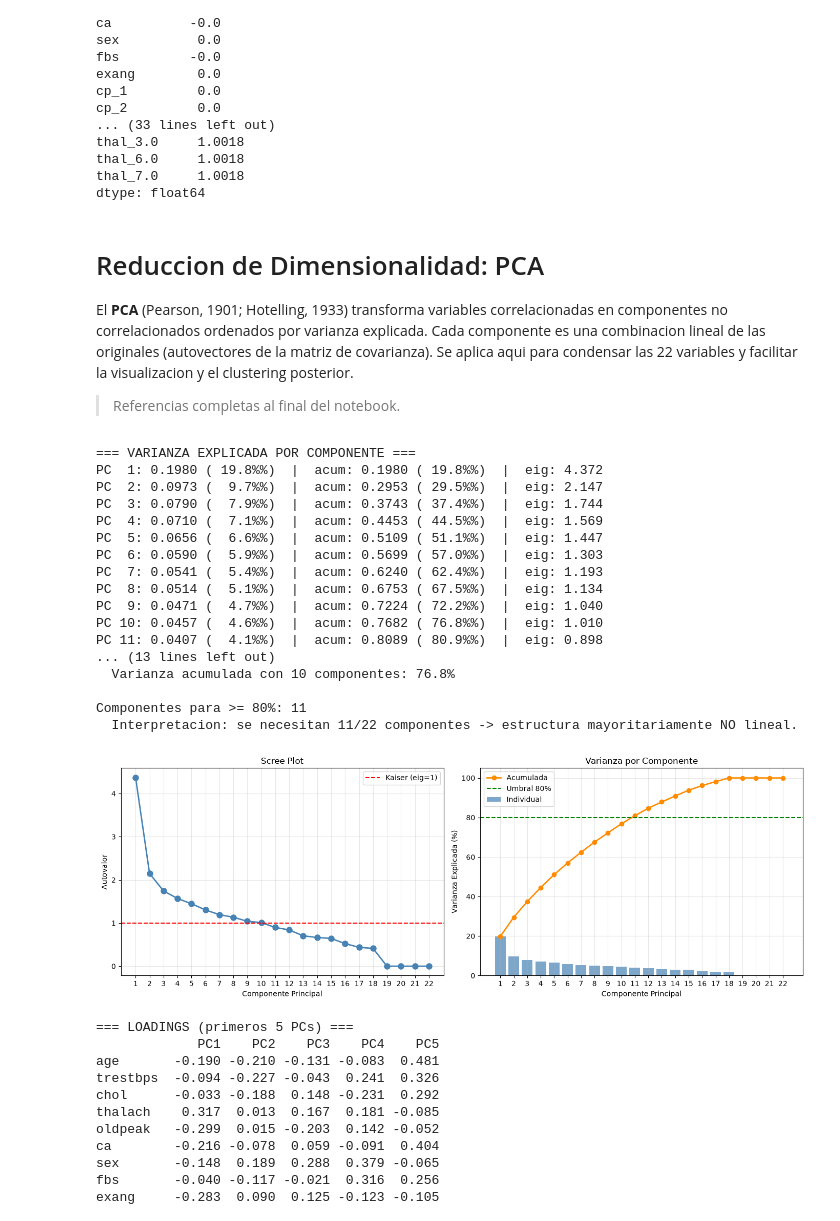
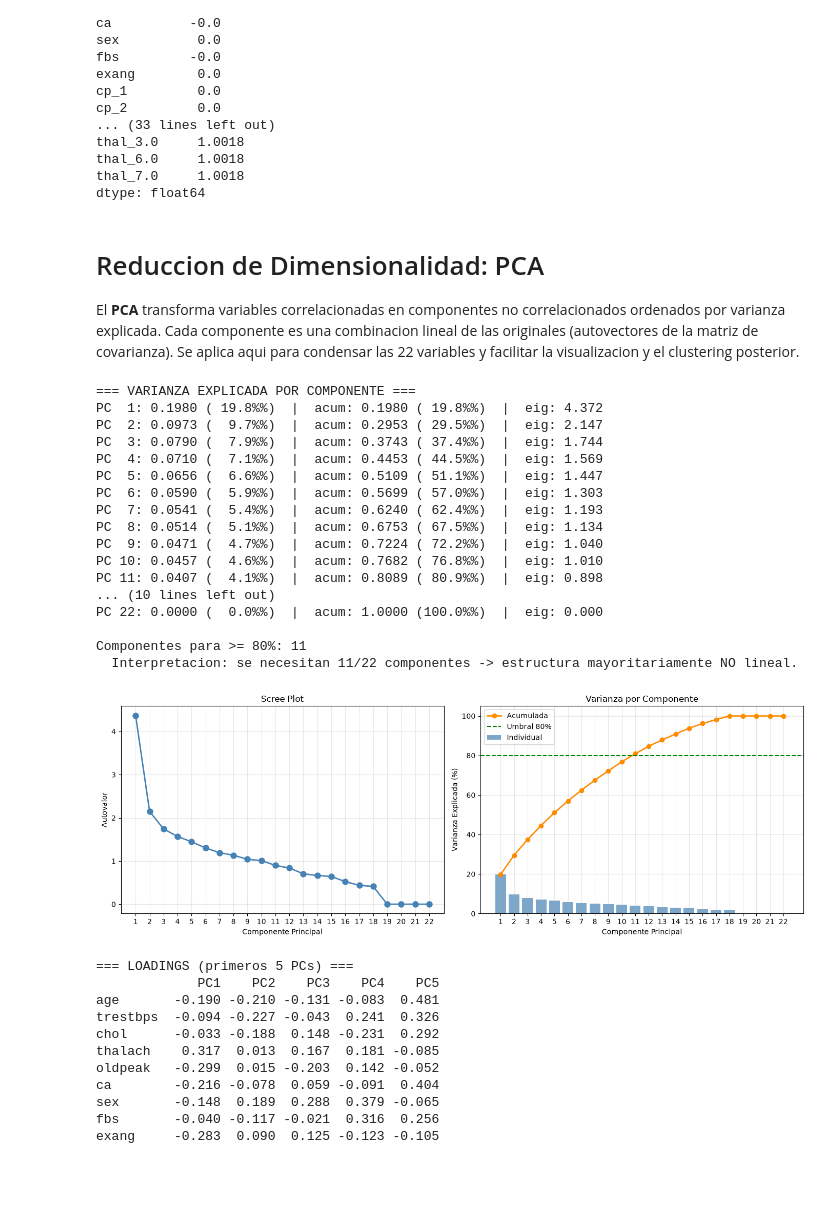
Before and after one commit to felipec03/proyecto-add, a Jupyter notebook: proyecto-add-1-2026_ejecutado.ipynb, the cells around one changed output. Saved outputs shown, nothing was run; the diff lists cells and outputs as text; code cells hidden in the pictures; blank space fills up the shorter version.

```diff
--- a/proyecto-add-1-2026_ejecutado.ipynb
+++ b/proyecto-add-1-2026_ejecutado.ipynb
@@ -121,7 +113,7 @@ axes = axes.flatten()
 
 # codigo en python
 for i, col in enumerate(vars_boxplot):
-  axes[i].boxplot(df[col].dropna(), vert=True, patch_artist=True,
+  axes[i].boxplot(df[col].dropna(), orientation='vertical', patch_artist=True,
     boxprops=dict(facecolor='lightblue', color='black'),
     medianprops=dict(color='red', linewidth=2),
     whiskerprops=dict(color='black'),
@@ -352,28 +347,26 @@ dtype: float64
 # %% [markdown]
 # Reduccion de Dimensionalidad: PCA
 
-El **PCA** (Pearson, 1901; Hotelling, 1933) transforma variables correlacionadas en componentes no correlacionados ordenados por varianza explicada. Cada componente es una combinacion lineal de las originales (autovectores de la matriz de covarianza). Se aplica aqui para condensar las 22 variables y facilitar la visualizacion y el clustering posterior.
-
-> Referencias completas al final del notebook.
+El **PCA** transforma variables correlacionadas en componentes no correlacionados ordenados por varianza explicada. Cada componente es una combinacion lineal de las originales (autovectores de la matriz de covarianza). Se aplica aqui para condensar las 22 variables y facilitar la visualizacion y el clustering posterior.
 # %%
 from sklearn.decomposition import PCA
 import numpy as np
 
+# llamamos pca
 pca = PCA()
 X_pca = pca.fit_transform(X_scaled)
 
+# se guardan las varianzas indivbiduales, el acumulado y los eigenvaules
 varianza_individual = pca.explained_variance_ratio_
 varianza_acumulada = np.cumsum(varianza_individual)
 autovalores = pca.explained_variance_
 
+# mostrar tabla de varianza!!
 print('=== VARIANZA EXPLICADA POR COMPONENTE ===')
 for i, (v_ind, v_acum, eig) in enumerate(zip(varianza_individual, varianza_acumulada, autovalores)):
     print(f'PC{i+1:>3d}: {v_ind:.4f} ({v_ind*100:5.1f}%%)  |  acum: {v_acum:.4f} ({v_acum*100:5.1f}%%)  |  eig: {eig:.3f}')
 
-n_kaiser = sum(autovalores > 1)
-print(f'\nComponentes con eigenvalue > 1 (Kaiser): {n_kaiser}')
-print(f'  Varianza acumulada con {n_kaiser} componentes: {varianza_acumulada[n_kaiser-1]*100:.1f}%')
-
+# criterio del 80
 n_80 = np.argmax(varianza_acumulada >= 0.80) + 1
 print(f'\nComponentes para >= 80%: {n_80}')
 print(f'  Interpretacion: se necesitan {n_80}/{X_scaled.shape[1]} componentes -> estructura mayoritariamente NO lineal.')
@@ -390,8 +383,8 @@ PC  8: 0.0514 (  5.1%%)  |  acum: 0.6753 ( 67.5%%)  |  eig: 1.134
 PC  9: 0.0471 (  4.7%%)  |  acum: 0.7224 ( 72.2%%)  |  eig: 1.040
 PC 10: 0.0457 (  4.6%%)  |  acum: 0.7682 ( 76.8%%)  |  eig: 1.010
 PC 11: 0.0407 (  4.1%%)  |  acum: 0.8089 ( 80.9%%)  |  eig: 0.898
-... (13 lines left out)
-  Varianza acumulada con 10 componentes: 76.8%
+... (10 lines left out)
+PC 22: 0.0000 (  0.0%%)  |  acum: 1.0000 (100.0%%)  |  eig: 0.000
 
 Componentes para >= 80%: 11
   Interpretacion: se necesitan 11/22 componentes -> estructura mayoritariamente NO lineal.
@@ -399,36 +392,34 @@ Componentes para >= 80%: 11
 import matplotlib.pyplot as plt
 import seaborn as sns
 
 fig, (ax1, ax2) = plt.subplots(1, 2, figsize=(14, 5))
 n_comps = len(varianza_individual)
 comps = range(1, n_comps + 1)
 
 # Scree Plot
 ax1.plot(comps, autovalores, 'o-', color='steelblue', linewidth=2, markersize=8)
-ax1.axhline(y=1, color='red', linestyle='--', linewidth=1.5, label='Kaiser (eig=1)')
 ax1.set_xlabel('Componente Principal')
 ax1.set_ylabel('Autovalor')
 ax1.set_title('Scree Plot')
-ax1.legend()
 ax1.grid(alpha=0.3)
 ax1.set_xticks(comps)
 
 # Varianza acumulada
 ax2.bar(comps, varianza_individual * 100, color='steelblue', alpha=0.7, label='Individual')
 ax2.plot(comps, varianza_acumulada * 100, 'o-', color='darkorange', linewidth=2, markersize=6, label='Acumulada')
 ax2.axhline(y=80, color='green', linestyle='--', linewidth=1.5, label='Umbral 80%')
 ax2.set_xlabel('Componente Principal')
 ax2.set_ylabel('Varianza Explicada (%)')
 ax2.set_title('Varianza por Componente')
 ax2.legend()
 ax2.grid(alpha=0.3)
 ax2.set_xticks(comps)
 
 plt.tight_layout()
 plt.savefig('plots/3_transformacion/pca_varianza.png', dpi=150)
 plt.show()
 # %% [output]
-[figure, old version]
+[figure, new version]
 # %%
 loadings = pd.DataFrame(
     pca.components_.T,
```
Also changed, not shown: parts of 35 cells of this notebook, 20 other files.
